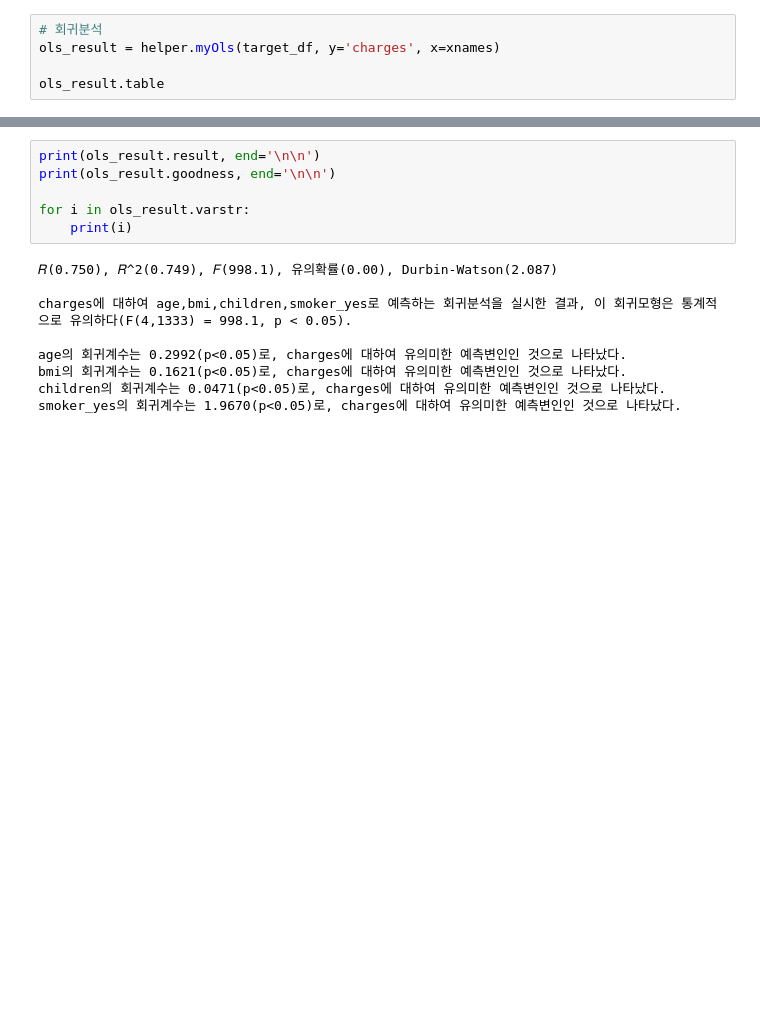
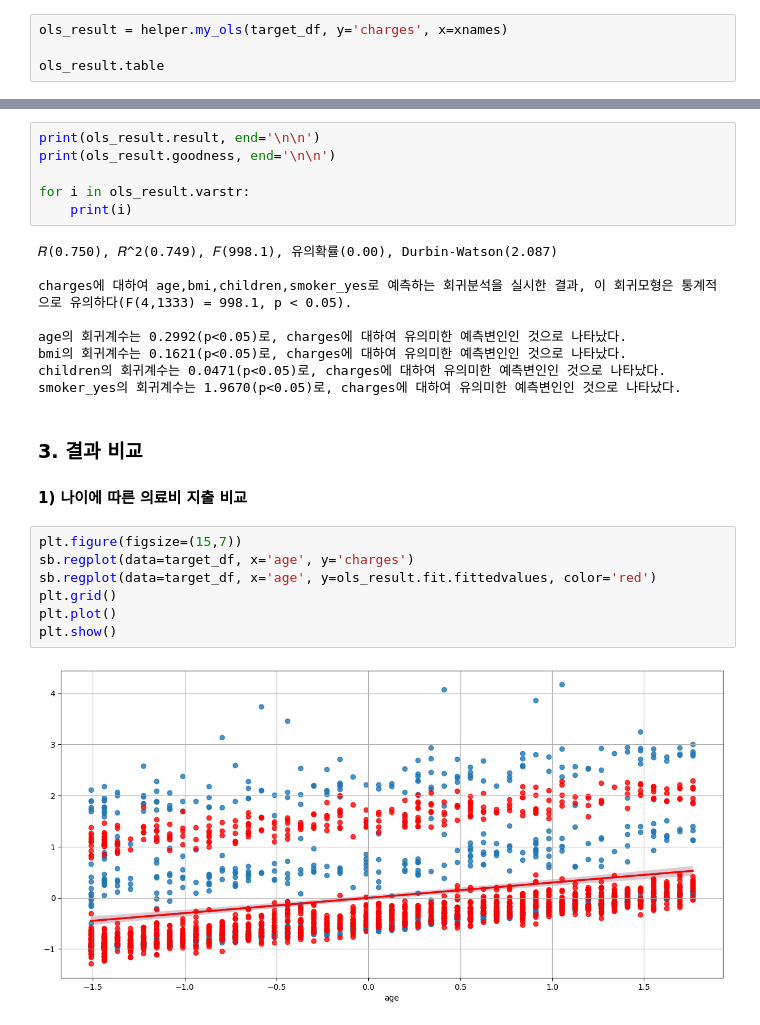
Before and after one commit to Jeeunun/Data_analysis_education_Closed, a Jupyter notebook: data_analysis/E.확증적_데이터_분석/04_회귀분석/10_선형회귀_예시(2).ipynb, the cells around one changed output, grey strips where cells are left out. Drawn from its saved outputs; the diff is of its cells as text; blank space fills up the shorter version.

```diff
--- a/data_analysis/E.확증적_데이터_분석/04_회귀분석/10_선형회귀_예시(2).ipynb
+++ b/data_analysis/E.확증적_데이터_분석/04_회귀분석/10_선형회귀_예시(2).ipynb
@@ -510,6 +510,5 @@ xnames
 # %%
-# 회귀분석
-ols_result = helper.myOls(target_df, y='charges', x=xnames)
+ols_result = helper.my_ols(target_df, y='charges', x=xnames)
 
 ols_result.table
 # %% [output]
@@ -534,3 +533,16 @@ age의 회귀계수는 0.2992(p<0.05)로, charges에 대하여 유의미한 예
 bmi의 회귀계수는 0.1621(p<0.05)로, charges에 대하여 유의미한 예측변인인 것으로 나타났다.
 children의 회귀계수는 0.0471(p<0.05)로, charges에 대하여 유의미한 예측변인인 것으로 나타났다.
 smoker_yes의 회귀계수는 1.9670(p<0.05)로, charges에 대하여 유의미한 예측변인인 것으로 나타났다.
+# %% [markdown]
+### 3. 결과 비교
+
+#### 1) 나이에 따른 의료비 지출 비교
+# %%
+plt.figure(figsize=(15,7))
+sb.regplot(data=target_df, x='age', y='charges')
+sb.regplot(data=target_df, x='age', y=ols_result.fit.fittedvalues, color='red')
+plt.grid()
+plt.plot()
+plt.show()
+# %% [output]
+[figure, added]
```
Also changed, not shown: parts of 25 cells of this notebook, 2 other files.
